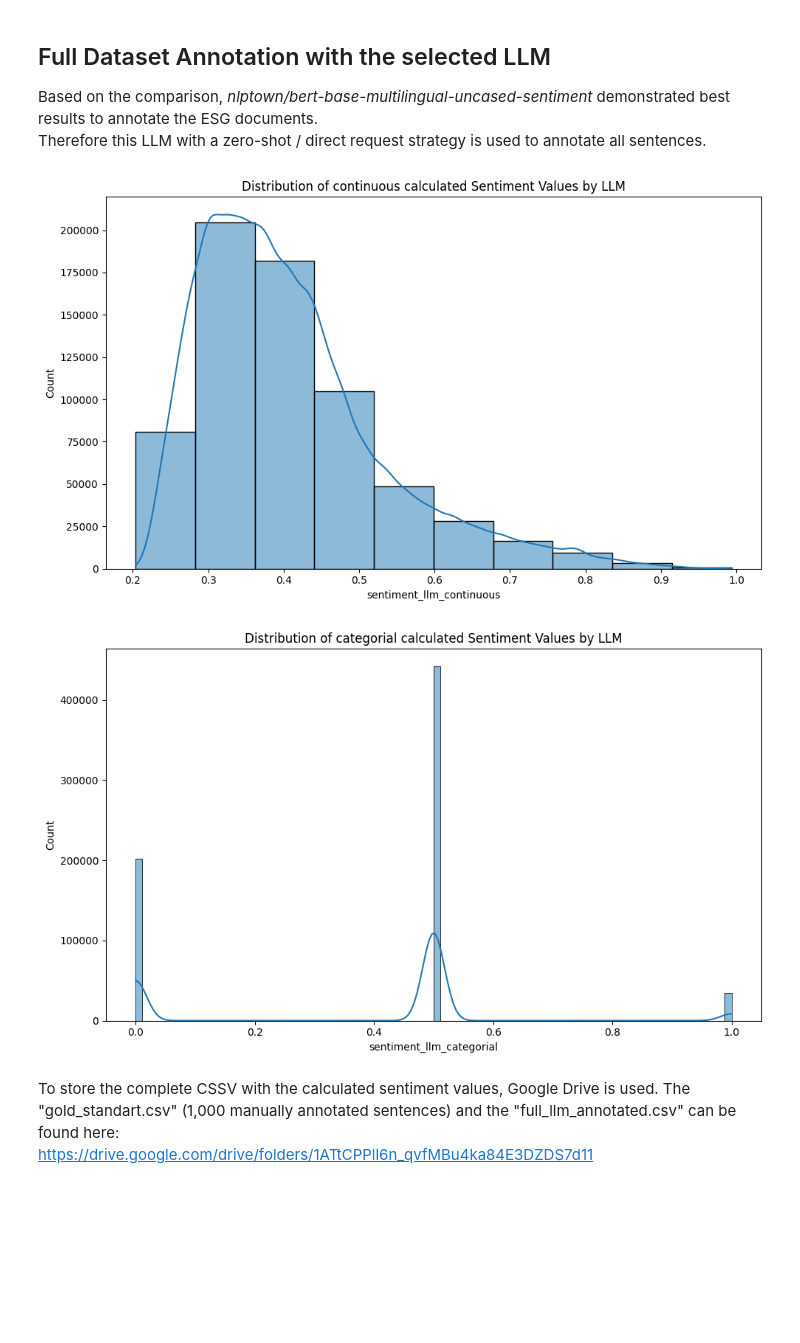
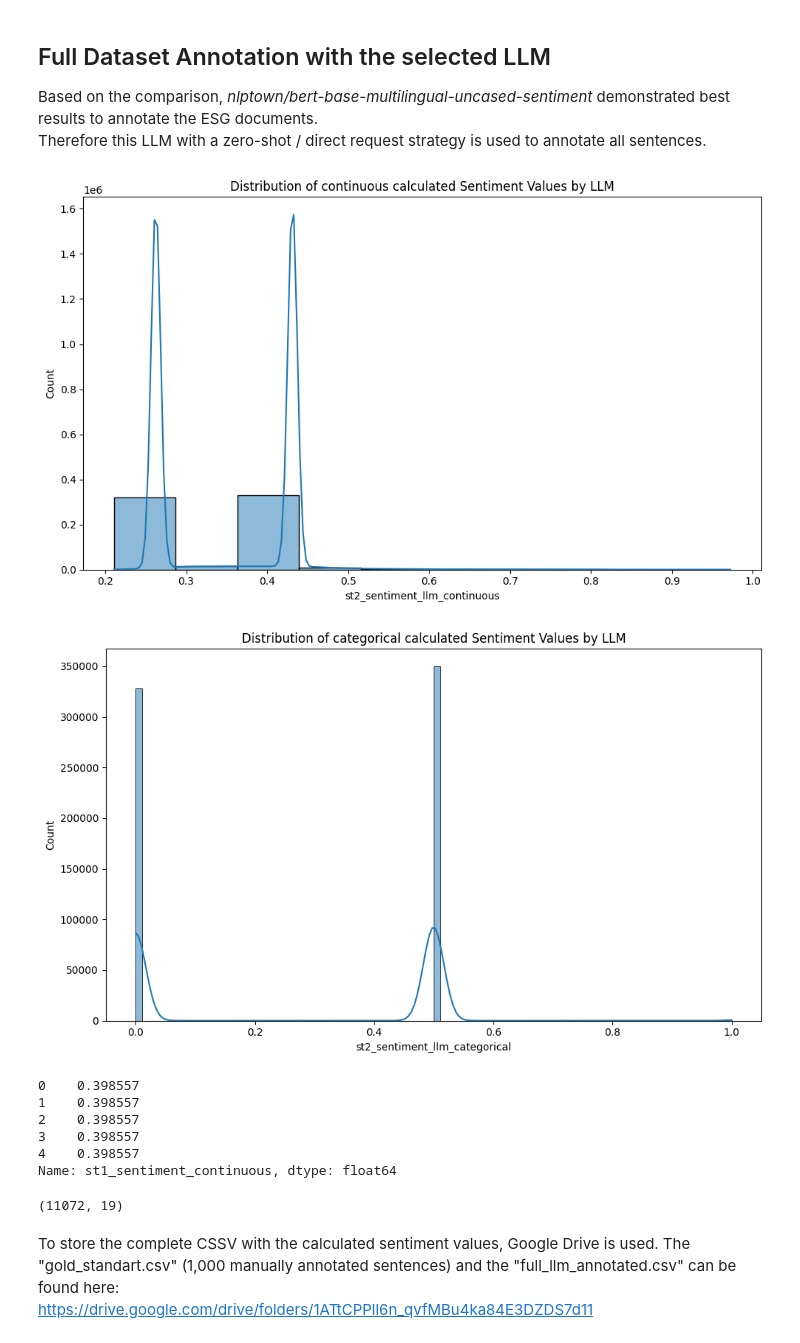
Before and after one commit to syX113/hslu-nlp, a Jupyter notebook: stage2/02-data-annotation.ipynb, the cells around one changed output. Saved outputs shown, nothing was run; the diff lists cells and outputs as text; code cells hidden in the pictures; blank space fills up the shorter version.

```diff
--- a/stage2/02-data-annotation.ipynb
+++ b/stage2/02-data-annotation.ipynb
@@ -365,6 +363,8 @@ TOKENIZERS_PARALLELISM=True
 models = ['cardiffnlp/twitter-roberta-base-sentiment','distilbert-base-uncased-finetuned-sst-2-english', 'Seethal/sentiment_analysis_generic_dataset','siebert/sentiment-roberta-large-english', 'nlptown/bert-base-multilingual-uncased-sentiment']
 
 def get_sentiment_score(nlp, sentence):
+    # Truncate to 512 tokens (max input tokens)
+    sentence = sentence[:512]
     result = nlp(sentence)[0]
     score = result['score']
     return score
@@ -383,6 +383,7 @@ Running sentiment analysis with model: nlptown/bert-base-multilingual-uncased-se
 # %%
 # Function for Google's FLAN model
 def get_sentiment_flan(sentence, prompt, model, tokenizer):
+    sentence = sentence[:480] # Max input 512 - prompt
     input_text = f'{prompt} {sentence}'
     input_ids = tokenizer(input_text, return_tensors="pt").input_ids
     outputs = model.generate(input_ids)
@@ -637,7 +638,7 @@ Based on the comparison, *nlptown/bert-base-multilingual-uncased-sentiment* demo
 Therefore this LLM with a zero-shot / direct request strategy is used to annotate all sentences.
 # %%
 # Craete new column to store the sentence sentiment
-documents['sentiment_llm_continuous'] = np.nan
+documents['st2_sentiment_llm_continuous'] = np.nan
 # %%
 from transformers import pipeline
 import numpy as np
@@ -647,7 +648,7 @@ def get_sentiment_scores(nlp, sentences):
     scores = [result['score'] for result in results]
     return scores
 
-nlp_full = pipeline('sentiment-analysis', model='nlptown/bert-base-multilingual-uncased-sentiment', use_fast=True, truncation=True) # Model supports max. 512 tokens
+nlp_full = pipeline('sentiment-analysis', model='nlptown/bert-base-multilingual-uncased-sentiment', use_fast=True, truncation=True, device=0) # device=0 = GPU
 
 # Define batch size for the processing
 batch_size = 1000
@@ -660,15 +661,15 @@ for i in tqdm(range(0, len(documents['sentence_tokens']), batch_size), desc="Pro
     scores.extend(batch_scores)
 
 # Add scores to DataFrame
-documents['sentiment_llm_continuous'] = scores
+documents['st2_sentiment_llm_continuous'] = scores
 # %%
 # Check the calculated sentiment values with a histogram
 plt.figure(figsize=(10,6))
-sns.histplot(documents['sentiment_llm_continuous'], bins=10, kde=True)
+sns.histplot(documents['st2_sentiment_llm_continuous'], bins=10, kde=True)
 plt.title('Distribution of continuous calculated Sentiment Values by LLM')
 plt.tight_layout()
 plt.show()
 # %% [output]
-[figure, old version]
+[figure, new version]
 # %%
 # Transform the continuous sentiments to 0.0, 0.5 and 1.0
@@ -676,11 +677,20 @@ documents['sentiment_llm_categorial'] = documents['sentiment_llm_continuous'].ap
 # %%
 # Check the calculated sentiment values with a histogram
 plt.figure(figsize=(10,6))
-sns.histplot(documents['sentiment_llm_categorial'], kde=True)
-plt.title('Distribution of categorial calculated Sentiment Values by LLM')
+sns.histplot(documents['st2_sentiment_llm_categorical'], kde=True)
+plt.title('Distribution of categorical calculated Sentiment Values by LLM')
 plt.tight_layout()
 plt.show()
 # %% [output]
-[figure, old version]
+[figure, new version]
+# %%
+documents['st1_sentiment_continuous'].head()
+# %% [output]
+0    0.398557
+1    0.398557
+2    0.398557
+3    0.398557
+4    0.398557
+Name: st1_sentiment_continuous, dtype: float64
 # %%
 # Reduce output columns
@@ -710,3 +721,7 @@ documents_aggregated = documents_reduced.groupby('original_index').agg({
 
 # Reset the index
 documents_aggregated = documents_aggregated.reset_index(drop=True)
+# %%
+documents_aggregated.shape
+# %% [output]
+(11072, 19)
```
Also changed, not shown: parts of 15 cells of this notebook, 5 other files.
